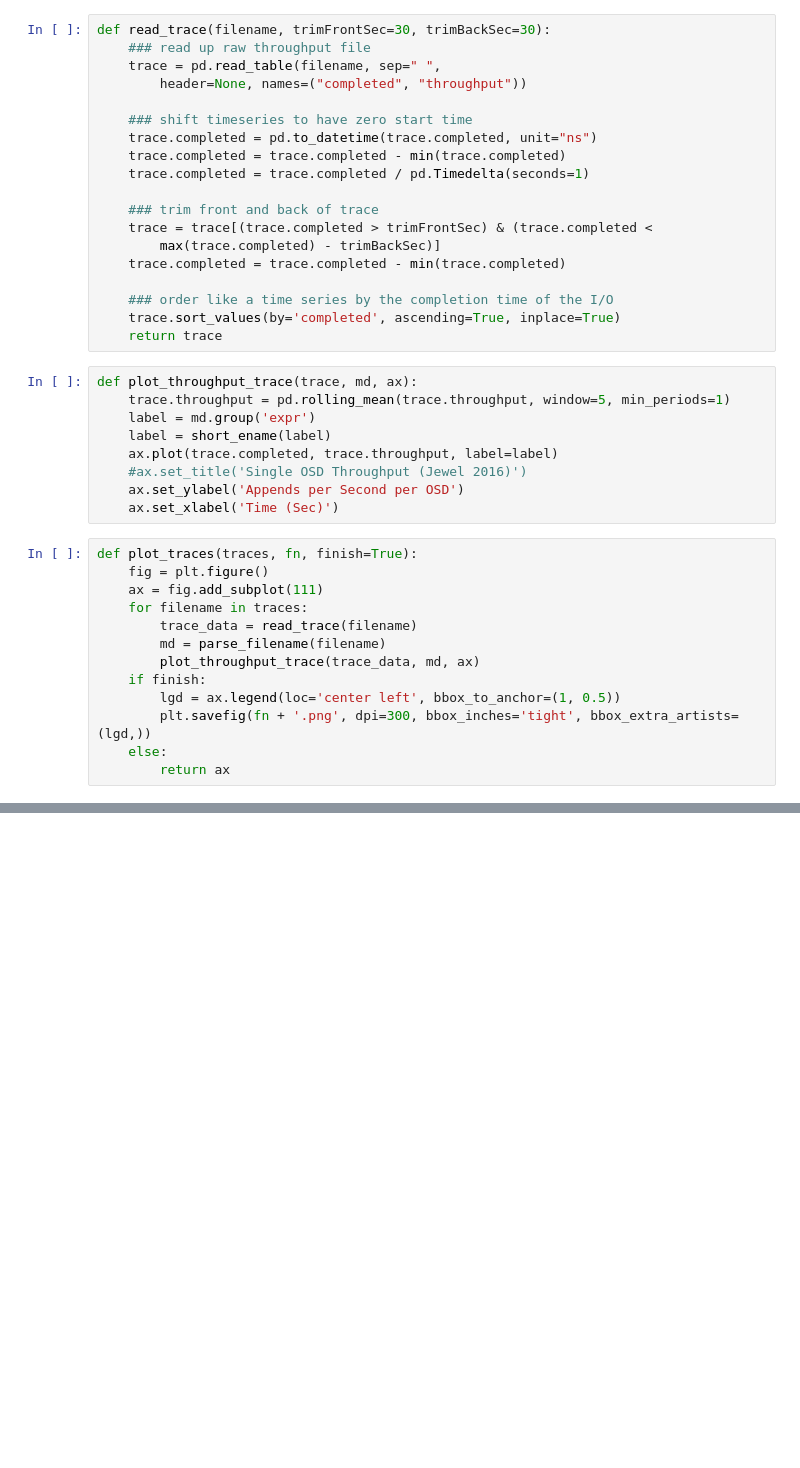
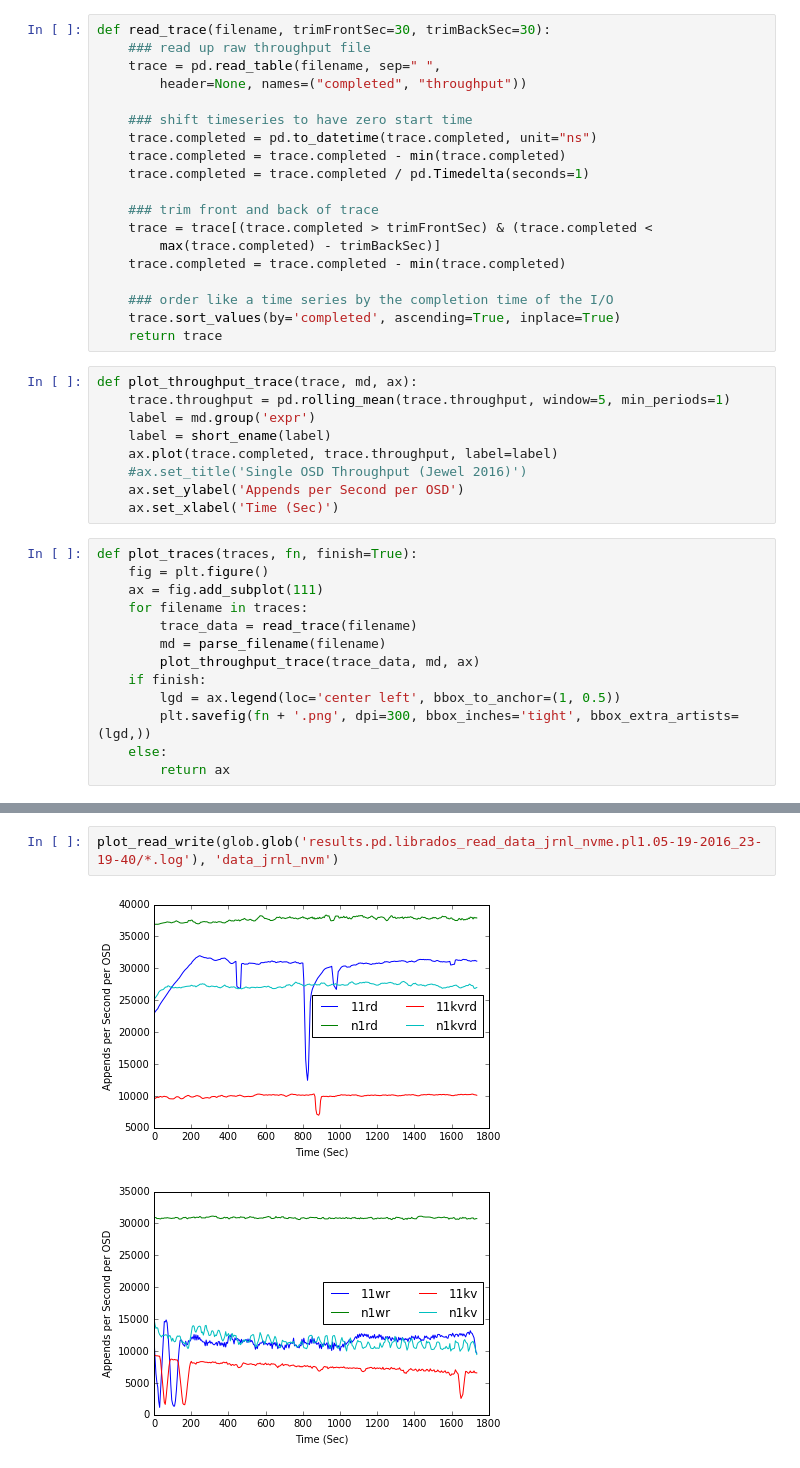
Before and after one commit to michaelsevilla/zlog-popper, a Jupyter notebook: experiments/basic-cls-rand-read/visualize.ipynb, the cells around one changed output, grey strips where cells are left out. Cells and saved outputs as stored; diff of their text form; blank space fills up the shorter version.

```diff
--- a/experiments/basic-cls-rand-read/visualize.ipynb
+++ b/experiments/basic-cls-rand-read/visualize.ipynb
@@ -106,0 +123,5 @@ plot_traces(list(write_traces), 'output.write.60min')
+# %%
+plot_read_write(glob.glob('results.pd.librados_read_data_jrnl_nvme.pl1.05-19-2016_23-19-40/*.log'), 'data_jrnl_nvm')
+# %% [output]
+[figure, added]
+[figure, added]
```
Also changed, not shown: parts of 7 cells of this notebook.
